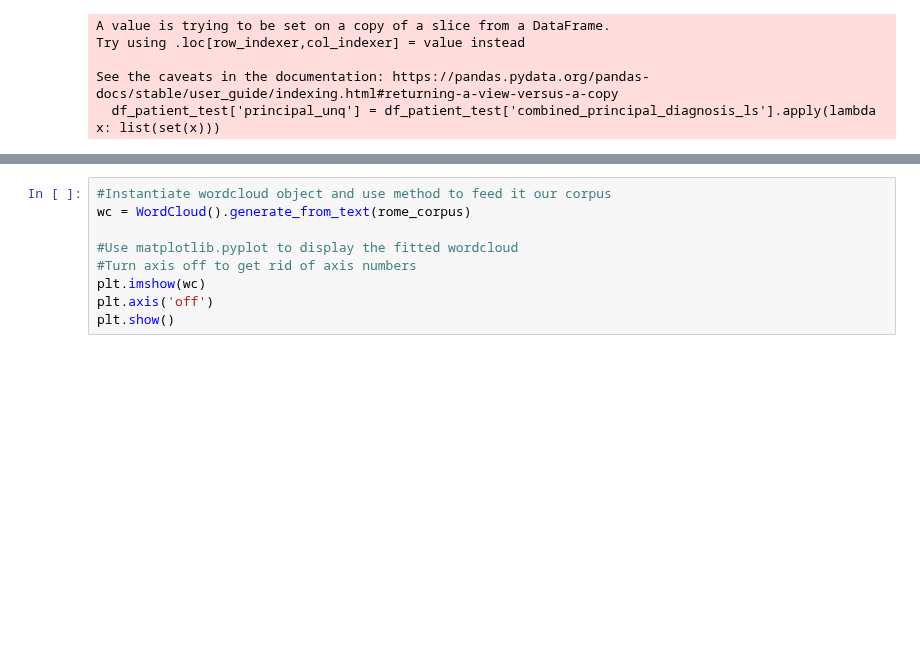
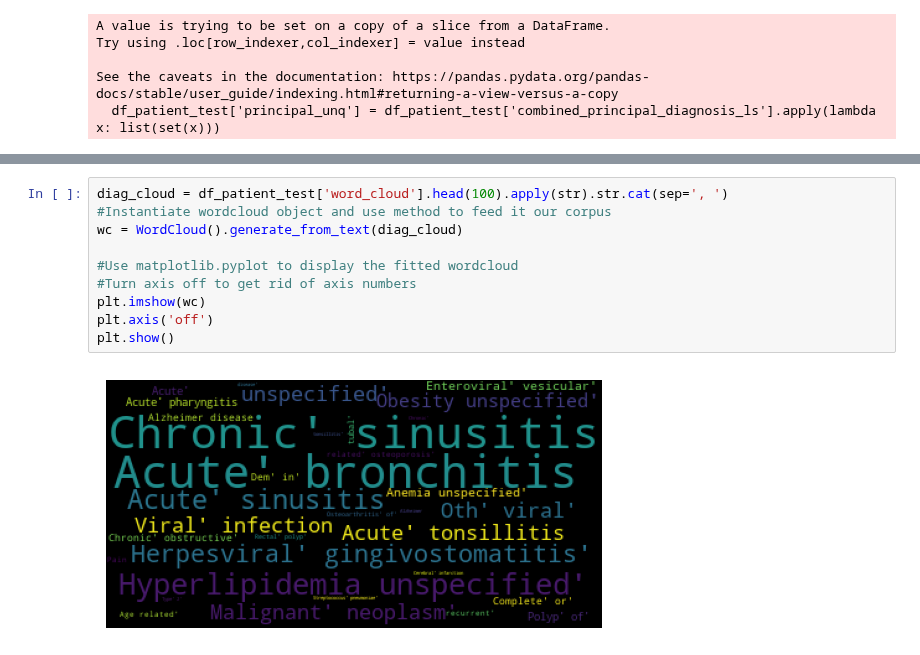
Before and after one commit to martza87/siads_696_mII, a Jupyter notebook: src/04_unsupervised_learning_model.ipynb, the cells around one changed output, grey strips where cells are left out. Saved outputs shown, nothing was run; the diff lists cells and outputs as text; blank space fills up the shorter version.

```diff
--- a/src/04_unsupervised_learning_model.ipynb
+++ b/src/04_unsupervised_learning_model.ipynb
@@ -322,9 +367,12 @@ df_patient_test.head()
 # %%
+diag_cloud = df_patient_test['word_cloud'].head(100).apply(str).str.cat(sep=', ')
 #Instantiate wordcloud object and use method to feed it our corpus
-wc = WordCloud().generate_from_text(rome_corpus)
+wc = WordCloud().generate_from_text(diag_cloud)
 
 #Use matplotlib.pyplot to display the fitted wordcloud
 #Turn axis off to get rid of axis numbers
 plt.imshow(wc)
 plt.axis('off')
 plt.show()
+# %% [output]
+[figure, added]
```
Also changed, not shown: parts of 13 cells of this notebook, 3 other files.
